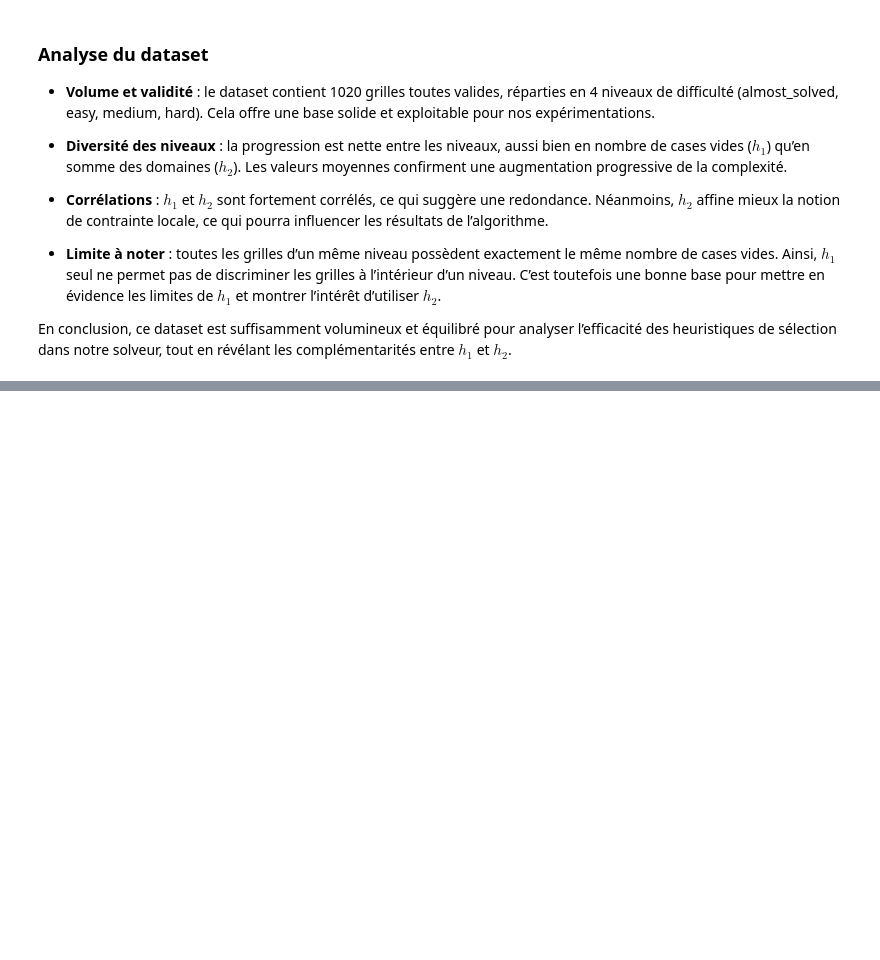
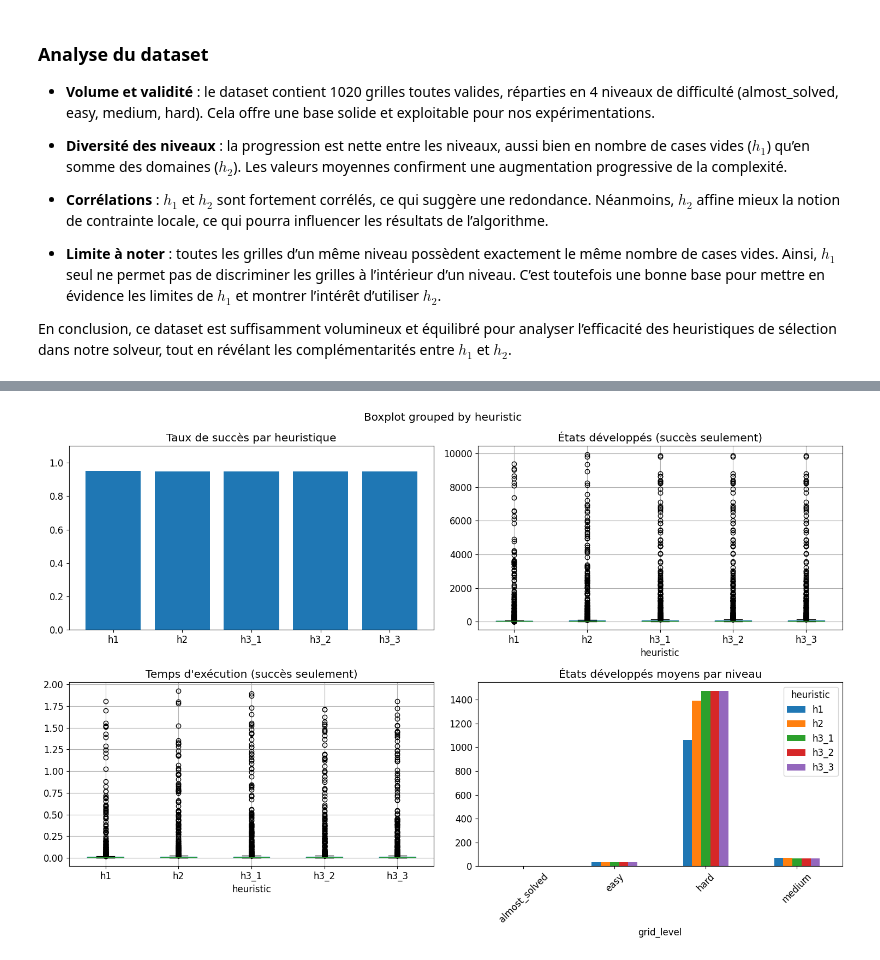
Before and after one commit to salmalys/sudoku-solver, a Jupyter notebook: sudoku_experiments.ipynb, the cells around one changed output, grey strips where cells are left out. Drawn from its saved outputs; the diff is of its cells as text; code cells hidden in the pictures; blank space fills up the shorter version.

Commit message:
FInished Sudoku Experiments Notebook

```diff
--- a/sudoku_experiments.ipynb
+++ b/sudoku_experiments.ipynb
@@ -812,0 +695,95 @@ Grille hard_002 (niveau: hard)
+# %%
+# Tests GBFS sur le dataset
+from tqdm import tqdm
+
+def test_gbfs_on_dataset(analyzer, max_iterations=10000):
+    """Teste GBFS sur l'ensemble du dataset avec 5 heuristiques."""
+    if not hasattr(analyzer, 'sudoku_states') or len(analyzer.sudoku_states) == 0:
+        print("Pas de grilles valides dans le dataset.")
+        return None
+
+    # Utilise toutes les grilles du dataset
+    all_grids = [{'index': i} for i in range(len(analyzer.sudoku_states))]
+
+    # Configuration des 5 heuristiques
+    test_configs = [
+        {'heuristic': 'h1', 'params': None, 'name': 'h1'},
+        {'heuristic': 'h2', 'params': None, 'name': 'h2'},
+        {'heuristic': 'h3', 'params': {'w1': 1.0, 'w2': 0.1}, 'name': 'h3_1'},
+        {'heuristic': 'h3', 'params': {'w1': 1.0, 'w2': 0.5}, 'name': 'h3_2'},
+        {'heuristic': 'h3', 'params': {'w1': 0.5, 'w2': 1.0}, 'name': 'h3_3'},
+    ]
+
+    heuristic_funcs = {'h1': h1_empty_cells, 'h2': h2_domain_sum, 'h3': h3_weighted_combination}
+
+    results = []
+
+    for grid_info in tqdm(all_grids, desc="Test GBFS"):
+        grid_idx = grid_info['index']
+        grid_id = analyzer.df.iloc[grid_idx]['id']
+        grid_level = analyzer.df.iloc[grid_idx]['level']
+        state = analyzer.sudoku_states[grid_idx]
+
+        for config in test_configs:
+            h_func = heuristic_funcs[config['heuristic']]
+            h_name = config['name']
+            h_params = config['params']
+
+            if h_params:
+                def h_with_params(s): return h_func(s, **h_params)
+                solver = GBFSSolver(h_with_params, random_mrv_cell=True)
+            else:
+                solver = GBFSSolver(h_func, random_mrv_cell=True)
+
+            stats = solver.solve(state, max_iterations=max_iterations)
+            results.append({
+                'grid_id': grid_id,
+                'grid_level': grid_level,
+                'heuristic': h_name,
+                'success': stats.success,
+                'states_developed': stats.states_developed,
+                'execution_time': stats.execution_time,
+                'max_open_size': stats.max_open_size
+            })
+            status = "OK" if stats.success else "Échec"
+
+    return pd.DataFrame(results) if results else None
+
+if os.path.exists(csv_file) and 'analyzer' in locals():
+    dataset_results = test_gbfs_on_dataset(analyzer)
+else:
+    dataset_results = None
+
+
+## Visualisation des performances GBFS
+
+if dataset_results is not None and len(dataset_results) > 0:
+    successful_results = dataset_results[dataset_results['success']]
+    if len(successful_results) > 0:
+        fig, axes = plt.subplots(2, 2, figsize=(15, 10))
+        fig.suptitle('Performance GBFS sur le dataset', fontsize=16)
+
+        # 1. Taux de succès
+        success_rates = dataset_results.groupby('heuristic')['success'].mean()
+        axes[0,0].bar(success_rates.index, success_rates.values)
+        axes[0,0].set_title('Taux de succès par heuristique')
+        axes[0,0].set_ylim(0, 1.1)
+
+        # 2. États développés (succès seulement)
+        successful_results.boxplot(column='states_developed', by='heuristic', ax=axes[0,1])
+        axes[0,1].set_title('États développés (succès seulement)')
+
+        # 3. Temps d'exécution (succès seulement)
+        successful_results.boxplot(column='execution_time', by='heuristic', ax=axes[1,0])
+        axes[1,0].set_title('Temps d\'exécution (succès seulement)')
+
+        # 4. États développés moyens par niveau
+        perf_by_level = successful_results.groupby(['grid_level', 'heuristic'])['states_developed'].mean().unstack()
+        perf_by_level.plot(kind='bar', ax=axes[1,1])
+        axes[1,1].set_title('États développés moyens par niveau')
+        axes[1,1].tick_params(axis='x', rotation=45)
+
+        plt.tight_layout()
+        plt.show()
+# %% [output]
+[figure, added]
```
Also changed, not shown: parts of 15 cells of this notebook, 2 other files.
